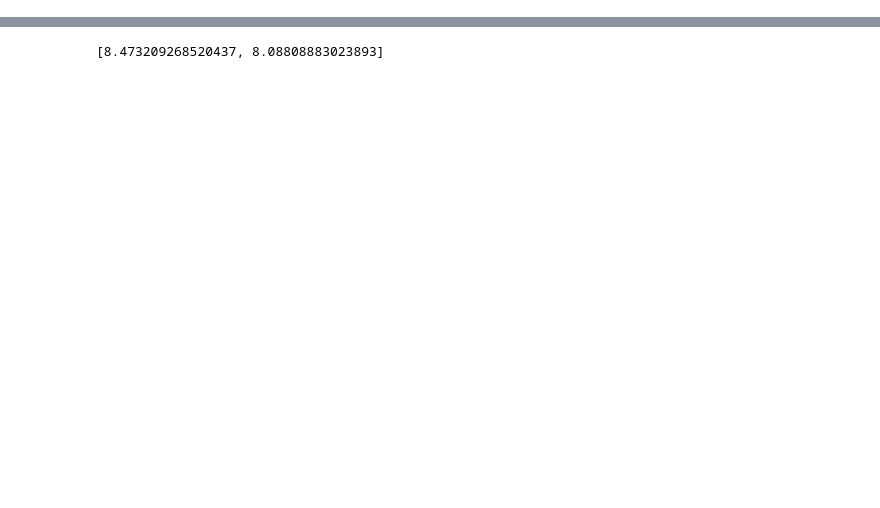
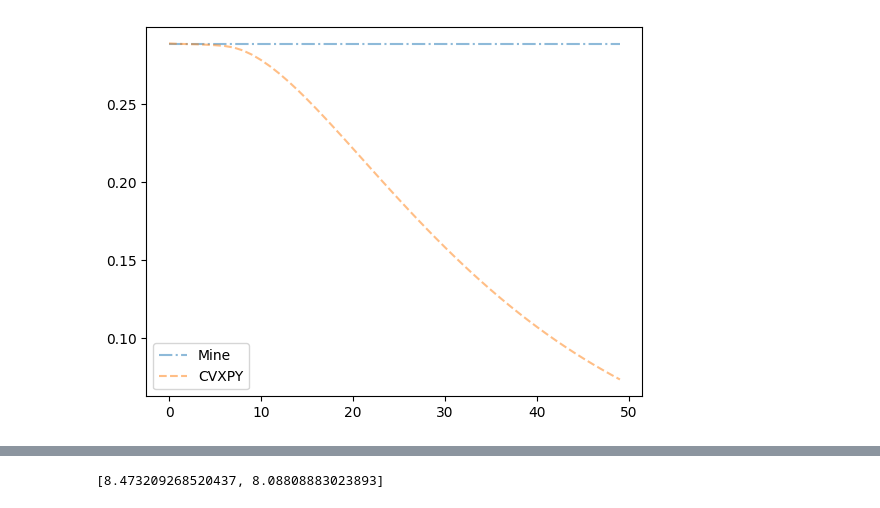
Before and after one commit to JamesYang007/adelie, a Jupyter notebook: research/paper_results/group_basil.ipynb, the cells around one changed output, grey strips where cells are left out. Drawn from its saved outputs; the diff is of its cells as text; code cells hidden in the pictures; blank space fills up the shorter version.

```diff
--- a/research/paper_results/group_basil.ipynb
+++ b/research/paper_results/group_basil.ipynb
@@ -294,7 +326,7 @@ def run_cvxpy(X, y, groups, group_sizes, alpha, penalty, lmda):
     result = prob.solve()
     return beta.value
 # %%
-n_lmdas = 10
+n_lmdas = 50
 lmdas = np.array(out_naive['lmdas'][:n_lmdas])
 cvxpy_betas = np.empty((p, len(lmdas)))
 for i in tqdm(range(len(lmdas))):
@@ -316,0 +349,13 @@ plt.show()
+# %%
+my_objs = np.zeros(len(lmdas))
+cvxpy_objs = np.zeros(len(lmdas))
+for i in tqdm(range(len(lmdas))):
+    lmda = lmdas[i]
+    my_objs[i] = gl.objective_data(X, y, groups, group_sizes, alpha, penalty, lmda, out_naive['betas'][:, i].todense())
+    cvxpy_objs[i] = gl.objective_data(X, y, groups, group_sizes, alpha, penalty, lmda, cvxpy_betas[:, i].ravel())
+plt.plot(my_objs, alpha=0.5, label="Mine", linestyle='-.')
+plt.plot(cvxpy_objs, alpha=0.5, label="CVXPY", linestyle='--')
+plt.legend()
+plt.show()
+# %% [output]
+[figure, added]
```
Also changed, not shown: parts of 13 cells of this notebook, 1 other file.
